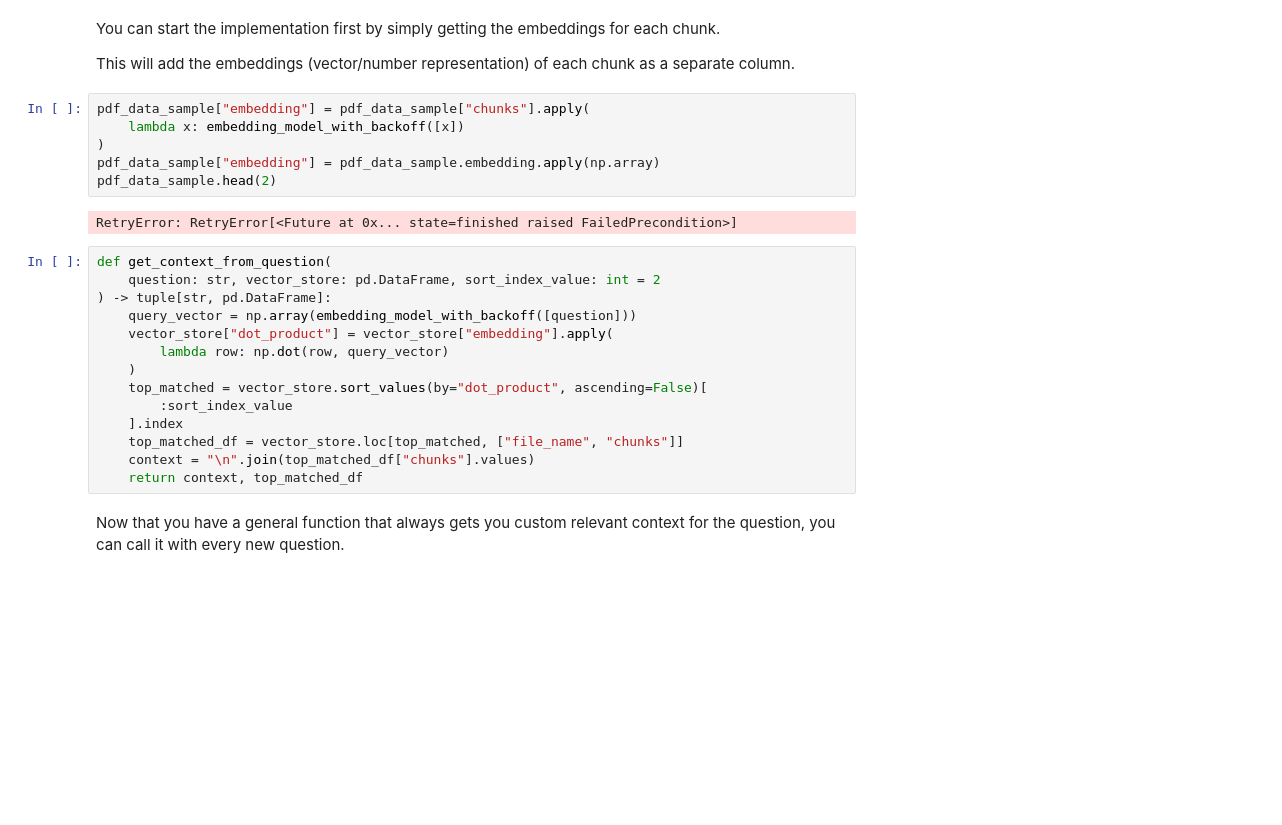
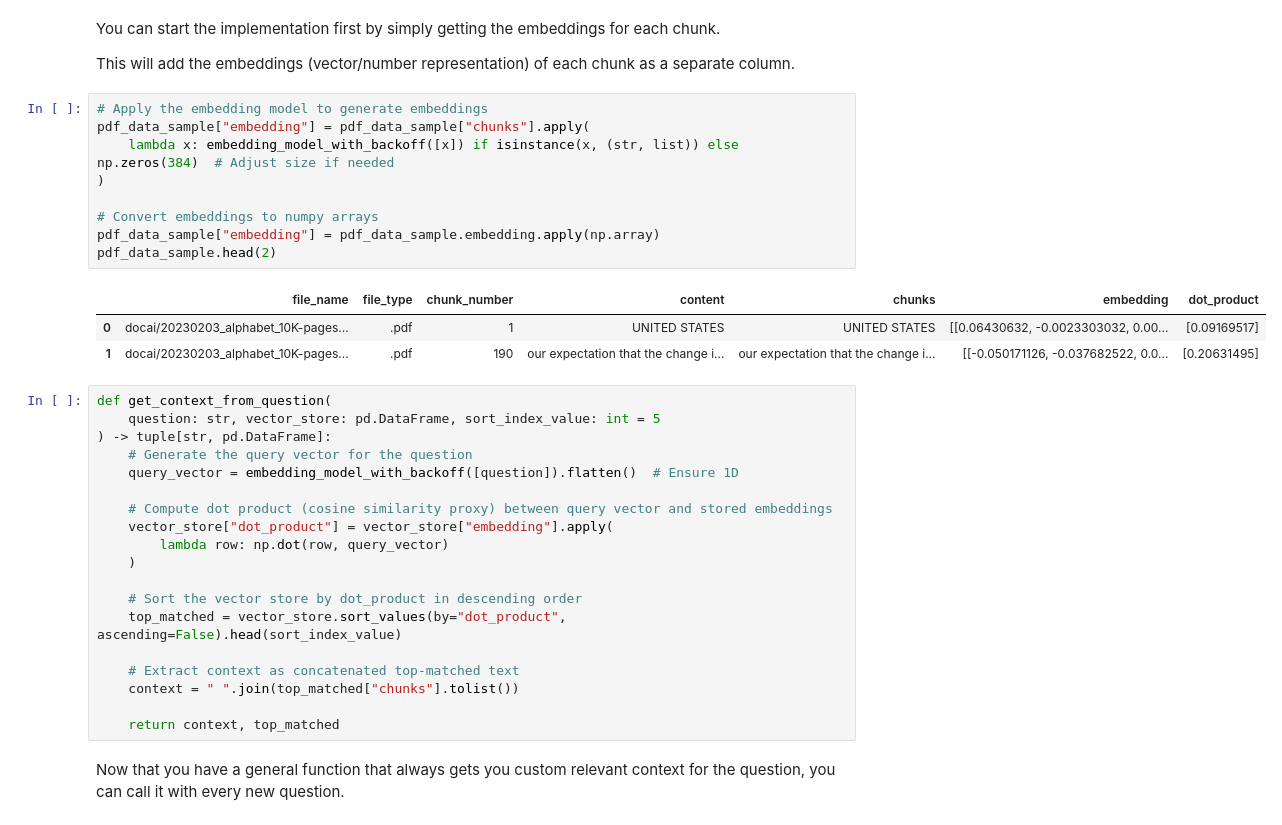
Before and after one commit to wyattnapier/AIMLbasic, a Jupyter notebook: language/use-cases/document-qa/question_answering_documentai_vector_store_palm.ipynb, the cells around one changed output. Cells and saved outputs as stored; diff of their text form; blank space fills up the shorter version.

```diff
--- a/language/use-cases/document-qa/question_answering_documentai_vector_store_palm.ipynb
+++ b/language/use-cases/document-qa/question_answering_documentai_vector_store_palm.ipynb
@@ -472,27 +488,37 @@ You can start the implementation first by simply getting the embeddings for each
 
 This will add the embeddings (vector/number representation) of each chunk as a separate column.
 # %%
+# Apply the embedding model to generate embeddings
 pdf_data_sample["embedding"] = pdf_data_sample["chunks"].apply(
-    lambda x: embedding_model_with_backoff([x])
+    lambda x: embedding_model_with_backoff([x]) if isinstance(x, (str, list)) else np.zeros(384)  # Adjust size if needed
 )
+
+# Convert embeddings to numpy arrays
 pdf_data_sample["embedding"] = pdf_data_sample.embedding.apply(np.array)
 pdf_data_sample.head(2)
 # %% [output]
-RetryError: RetryError[<Future at 0x... state=finished raised FailedPrecondition>]
+|  | file_name | file_type | chunk_number | content | chunks | embedding | dot_product |
+| 0 | docai/20230203_alphabet_10K-pages... | .pdf | 1 | UNITED STATES | UNITED STATES | [[0.06430632, -0.0023303032, 0.00... | [0.09169517] |
+| 1 | docai/20230203_alphabet_10K-pages... | .pdf | 190 | our expectation that the change i... | our expectation that the change i... | [[-0.050171126, -0.037682522, 0.0... | [0.20631495] |
 # %%
 def get_context_from_question(
-    question: str, vector_store: pd.DataFrame, sort_index_value: int = 2
+    question: str, vector_store: pd.DataFrame, sort_index_value: int = 5
 ) -> tuple[str, pd.DataFrame]:
-    query_vector = np.array(embedding_model_with_backoff([question]))
+    # Generate the query vector for the question
+    query_vector = embedding_model_with_backoff([question]).flatten()  # Ensure 1D
+
+    # Compute dot product (cosine similarity proxy) between query vector and stored embeddings
     vector_store["dot_product"] = vector_store["embedding"].apply(
         lambda row: np.dot(row, query_vector)
     )
-    top_matched = vector_store.sort_values(by="dot_product", ascending=False)[
-        :sort_index_value
-    ].index
-    top_matched_df = vector_store.loc[top_matched, ["file_name", "chunks"]]
-    context = "\n".join(top_matched_df["chunks"].values)
-    return context, top_matched_df
+
+    # Sort the vector store by dot_product in descending order
+    top_matched = vector_store.sort_values(by="dot_product", ascending=False).head(sort_index_value)
+
+    # Extract context as concatenated top-matched text
+    context = " ".join(top_matched["chunks"].tolist())
+
+    return context, top_matched
 # %% [markdown]
 Now that you have a general function that always gets you custom relevant context for the question, you can call it with every new question.
 # %%
```
Also changed, not shown: parts of 4 cells of this notebook.
